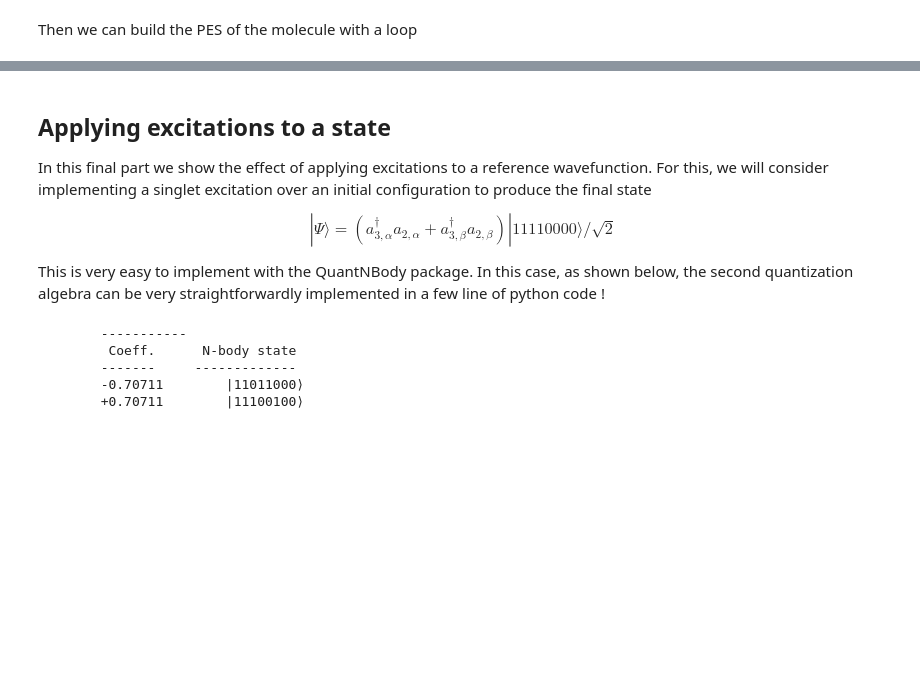
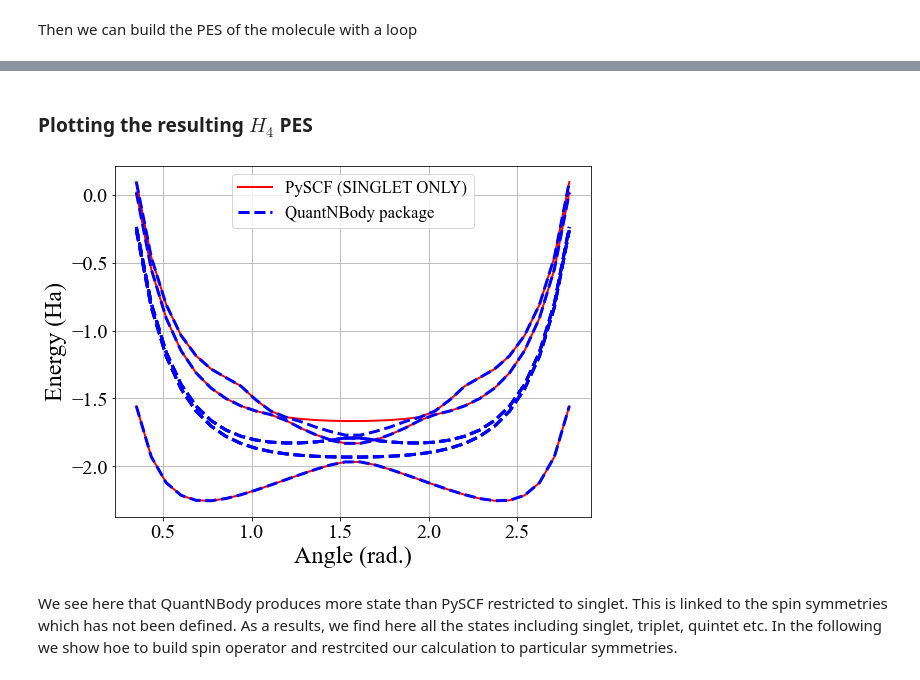
Before and after one commit to SYalouz/QuantNBody, a Jupyter notebook: Tutorials/Tuto_SPIN_AND_FERMIONIC_HAMILTONIANS.ipynb, the cells around one changed output, grey strips where cells are left out. Saved outputs shown, nothing was run; the diff lists cells and outputs as text; code cells hidden in the pictures; blank space fills up the shorter version.

Commit message:
Updating tuto abotu spin

```diff
--- a/Tutorials/Tuto_SPIN_AND_FERMIONIC_HAMILTONIANS.ipynb
+++ b/Tutorials/Tuto_SPIN_AND_FERMIONIC_HAMILTONIANS.ipynb
@@ -98,28 +112,40 @@ AttributeError: module 'quantnbody' has no attribute 'Hamiltonian'
-# %% [markdown]
-## Applying excitations to a state
-
-In this final part we show the effect of applying excitations to a reference wavefunction. For this, we will consider implementing a singlet excitation over an initial configuration to produce the final state
-
-$$ | \Psi \rangle = (a^\dagger_{3,\alpha}a_{2,\alpha} + a^\dagger_{3,\beta}a_{2,\beta})| 11110000\rangle / \sqrt{2} $$
-
-This is very easy to implement with the QuantNBody package. In this case, as shown below, the second quantization algebra can be very straightforwardly implemented in a few line of python code !
-# %%
-# We first translate the occupation number config into the many-body basis of kappa vectors
-initial_config_occ_number = [ 1, 1, 1, 1, 0, 0, 0, 0 ]
-initial_config = qnb.fermionic.tools.my_state( initial_config_occ_number, nbody_basis)
-
-# Then we build the excitation operator
-Excitation_op = (a_dagger_a[4,2] + a_dagger_a[5,3]) / np.sqrt(2)
-
-# We apply the excitation on the intial state and store it into a Psi WFT
-Psi = Excitation_op  @ initial_config
-
-# We visualize the final wavefunction
-qnb.fermionic.tools.visualize_wft(Psi,nbody_basis)
-print()
-# %% [output]
-        -----------
-         Coeff.      N-body state
-        -------     -------------
-        -0.70711        |11011000⟩
-        +0.70711        |11100100⟩
+# %% [markdown]
+### Plotting the resulting $H_4$ PES
+# %%
+import matplotlib.pyplot as plt
+
+plt.rc('font',  family='serif')
+plt.rc('font',  serif='Times New Roman')
+plt.rc('font',  size='14')
+plt.rc('xtick', labelsize='x-large')
+plt.rc('ytick', labelsize='x-large')
+plt.rc('lines', linewidth='2')
+
+# Plotting the resulting energies
+fig, ( ax1 ) = plt.subplots( nrows=1, ncols=1, figsize=(8, 6)  )
+for i in range(3):
+    if i ==0:
+        ax1.plot( list_theta, Energies_FCI[:,i], color='red' , label='PySCF (SINGLET ONLY)' )
+    else:
+        ax1.plot( list_theta, Energies_FCI[:,i], color='red'   )
+for i in range(9):
+    if i ==0:
+        ax1.plot( list_theta, Energies_FCI_me[:,i], color='blue', ls='--', lw=3 , label='QuantNBody package'    )
+    else:
+        ax1.plot( list_theta, Energies_FCI_me[:,i], color='blue', ls='--', lw=3   )
+ax1.grid()
+
+
+ax1.set_ylabel('Energy (Ha)', size=24)
+ax1.set_xlabel('Angle (rad.)', size=24)
+ax1.legend(fontsize='large', ncol=1)
+
+plt.tight_layout()
+
+plt.savefig('PES_H4_ring.pdf')
+
+plt.show()
+# %% [output]
+[figure, added]
+# %% [markdown]
+We see here that QuantNBody produces more state than PySCF restricted to singlet. This is linked to the spin symmetries which has not been defined. As a results, we find here all the states including singlet, triplet, quintet etc. In the following we show hoe to build spin operator and restrcited our calculation to particular symmetries.
```
Also changed, not shown: parts of 11 cells of this notebook, 3 other files.
